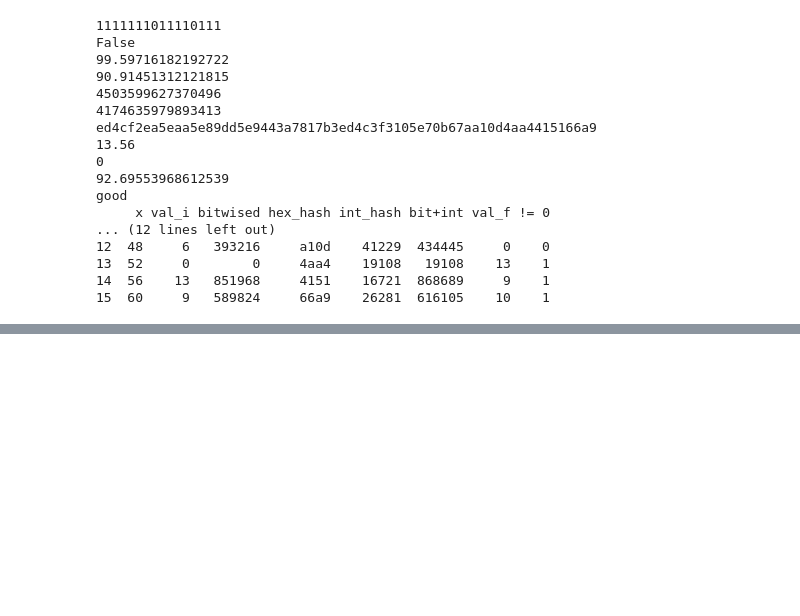
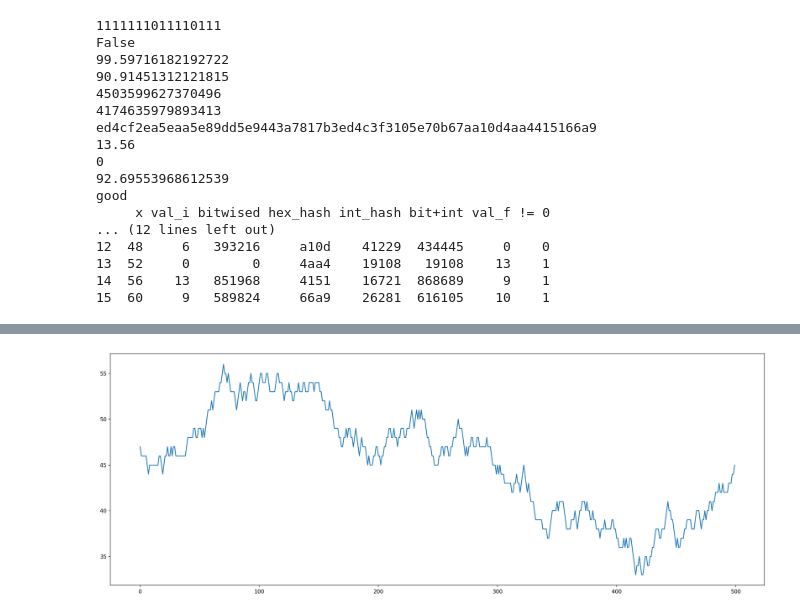
Before and after one commit to caioser/blaze-notebook, a Jupyter notebook: scrap.ipynb, the cells around one changed output, grey strips where cells are left out. Cells and saved outputs as stored; diff of their text form; code cells hidden in the pictures; blank space fills up the shorter version.

Commit message:
beginning to view data with matplotlib pyplot and the pattern in 'goog-bad crashes' series

```diff
--- a/scrap.ipynb
+++ b/scrap.ipynb
@@ -591,0 +560,4 @@ print((aleSeed/maxSeed)*100)
+# %%
+#hf.to_pickle('./jdata.pkl')
+hf = pd.read_pickle('./jdata.pkl')
+hf
@@ -592,10 +578,14 @@ print((aleSeed/maxSeed)*100)
 # %%
-aa = 9.5
-distancias = [14.9, 14.9+14.1]
-gas = 7
-retorno = 2.3
+last100, justGoods, justBads = ([], [], [])
+for x in range(10001-100):
+    last100.append(hf.good[x:100+x].sum())
+    justGoods.append(hf.good[:100+x].sum())
+    justBads.append((100+x) - hf.good[:100+x].sum())
 
-
-for x in distancias:
-    print(((x / aa) * gas) * retorno)
+tn = pd.DataFrame({
+    "lh":last100,
+    "jg":justGoods,
+    "jb":justBads,
+})
+tn
 # %% [output]
@@ -603,0 +605,7 @@ for x in distancias:
+# %%
+un = 500
+plt.figure(figsize=(22, 8), dpi=150)
+plt.plot([i for i in range(un)], tn.lh[:un])
+plt.show()
+# %% [output]
+[figure, added]
```
Also changed, not shown: parts of 8 cells of this notebook, 4 other files.
